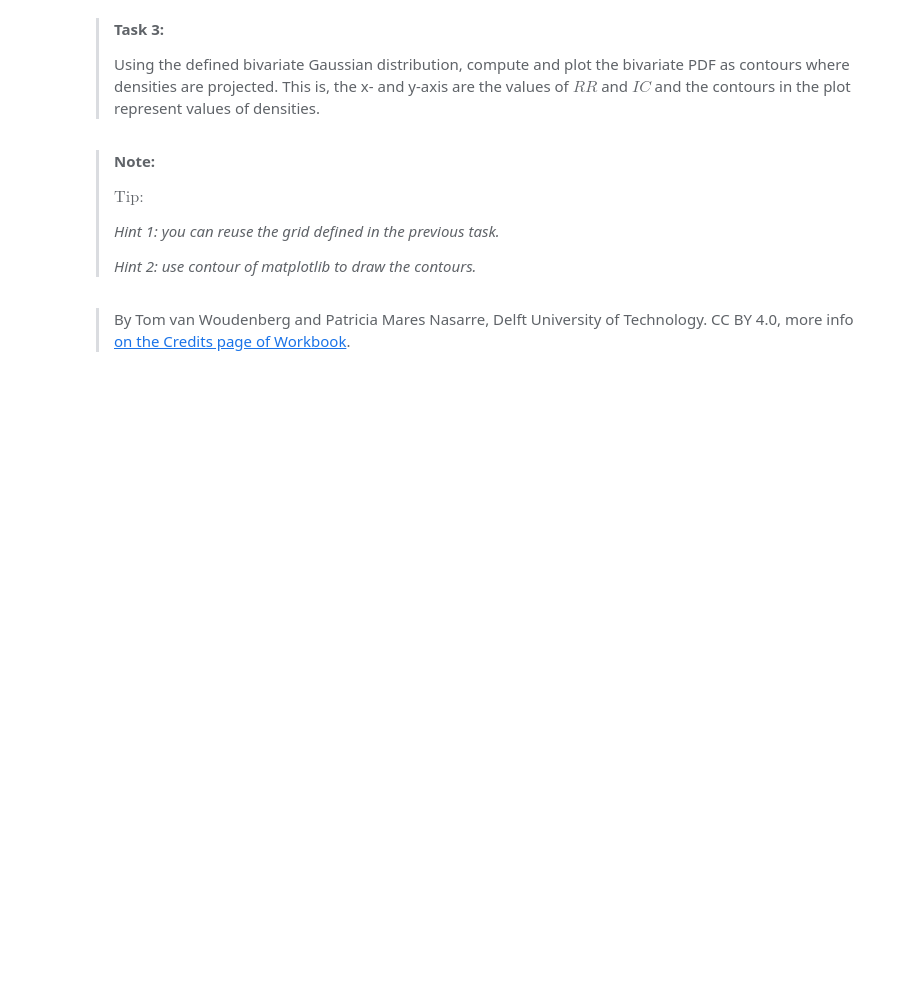
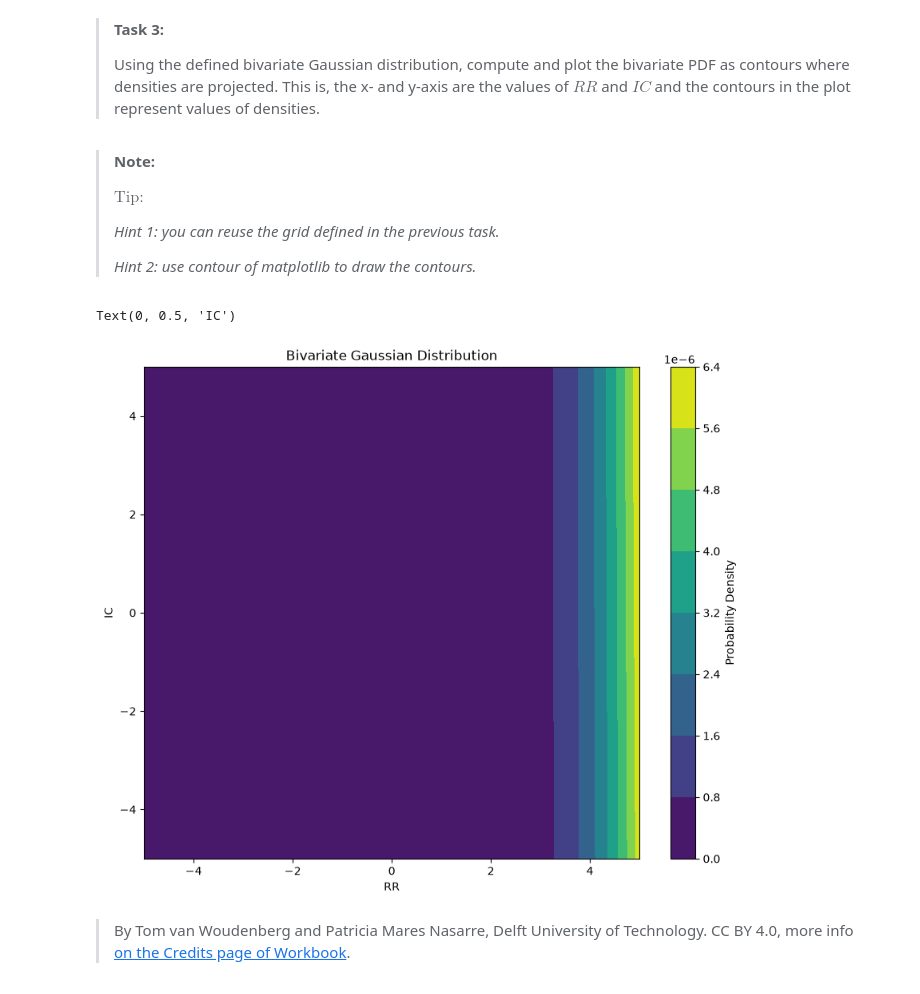
Before and after one commit to emmahenriette/PA1.5_template, a Jupyter notebook: scipy_statcs_3d_plots.ipynb, the cells around one changed output. Saved outputs shown, nothing was run; the diff lists cells and outputs as text; code cells hidden in the pictures; blank space fills up the shorter version.

```diff
--- a/scipy_statcs_3d_plots.ipynb
+++ b/scipy_statcs_3d_plots.ipynb
@@ -199,2 +222,14 @@ Text(0, 0.5, 'X2')
+# %%
+###
+plt.figure(figsize=(10, 8))
+plt.contourf(X1, X2, Z.reshape(X1.shape), cmap='viridis')
+plt.colorbar(label='Probability Density')
+plt.title('Bivariate Gaussian Distribution')
+plt.xlabel('RR')
+plt.ylabel('IC')
+###
+# %% [output]
+Text(0, 0.5, 'IC')
+[figure, added]
 # %% [markdown]
 > By Tom van Woudenberg and Patricia Mares Nasarre, Delft University of Technology. CC BY 4.0, more info [on the Credits page of Workbook](https://mude.citg.tudelft.nl/workbook-2026/credits.html).
```
Also changed, not shown: parts of 3 cells of this notebook.
